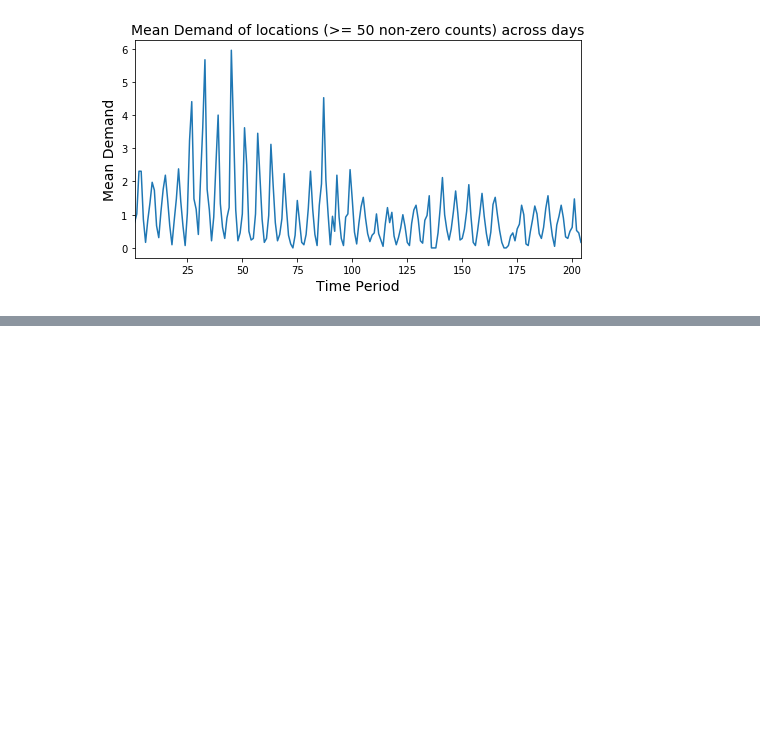
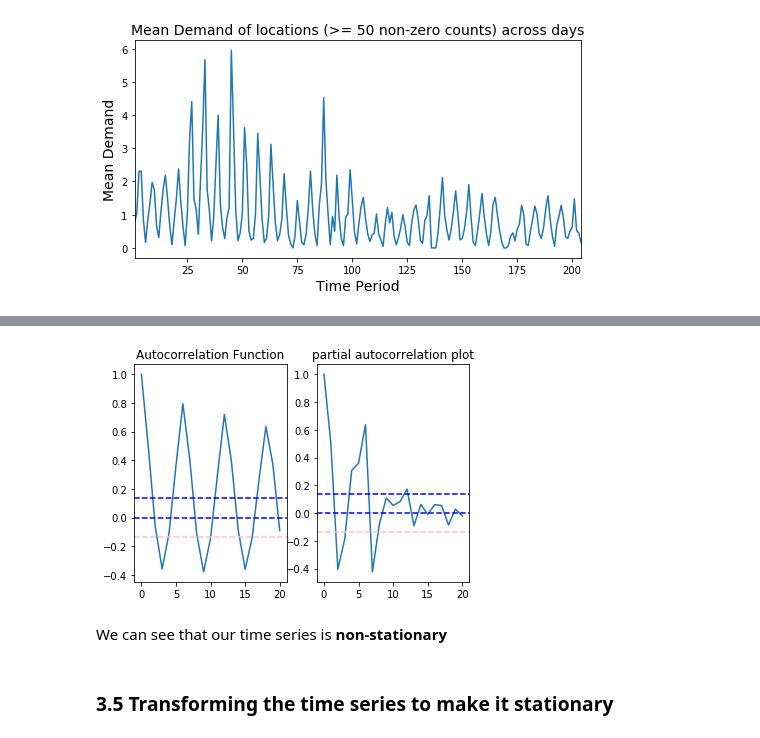
Before and after one commit to Angps1995/Spatial-Temporal-Models-for-delivery-demand-forecast, a Jupyter notebook: ExploratoryAnalysis/ExploratoryAnalysis.ipynb, the cells around one changed output, grey strips where cells are left out. Cells and saved outputs as stored; diff of their text form; code cells hidden in the pictures; blank space fills up the shorter version.

```diff
--- a/ExploratoryAnalysis/ExploratoryAnalysis.ipynb
+++ b/ExploratoryAnalysis/ExploratoryAnalysis.ipynb
@@ -151,0 +228,30 @@ Text(0.5, 1.0, 'Mean Demand of locations (>= 50 non-zero counts) across days')
+# %%
+from statsmodels.tsa.stattools import acf,pacf
+lag_acf = acf(mean_demand,nlags=20)
+lag_pacf = pacf(mean_demand,nlags=20,method='ols')
+
+########## ACF ############
+
+plt.subplot(121)
+plt.plot(lag_acf)
+plt.axhline(y=0,linestyle='--',color='blue')
+plt.axhline(y=-1.96/np.sqrt(len(mean_demand)),linestyle='--',color='pink')
+plt.axhline(y=1.96/np.sqrt(len(mean_demand)),linestyle='--',color='blue')
+plt.title('Autocorrelation Function')
+
+
+############ PACF ###########
+
+plt.subplot(122)
+plt.plot(lag_pacf)
+plt.axhline(y=0,linestyle='--',color='blue')
+plt.axhline(y=-1.96/np.sqrt(len(mean_demand)),linestyle='--',color='pink')
+plt.axhline(y=1.96/np.sqrt(len(mean_demand)),linestyle='--',color='blue')
+plt.title('partial autocorrelation plot')
+plt.show()
+# %% [output]
+[figure, added]
+# %% [markdown]
+We can see that our time series is **non-stationary**
+# %% [markdown]
+### **3.5 Transforming the time series to make it stationary**
```
Also changed, not shown: parts of 10 cells of this notebook.
